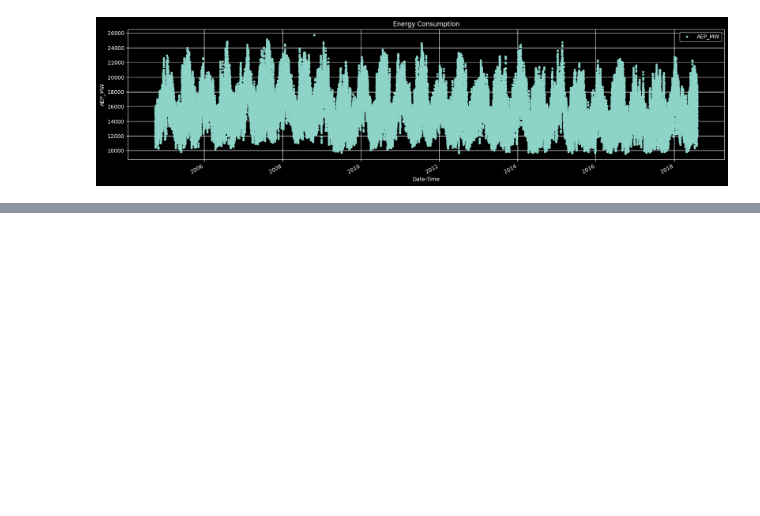
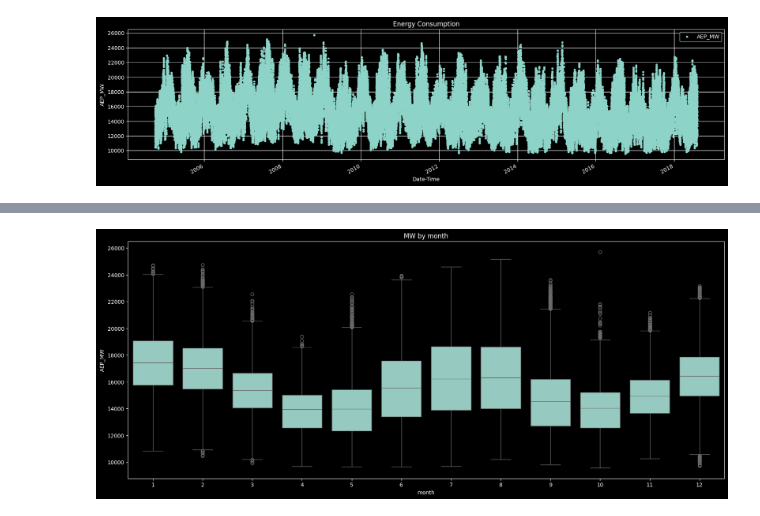
Before and after one commit to NishanD21/Energy-Consumption-Forecasting-XGBoost, a Jupyter notebook: energy_xgboost.ipynb, the cells around one changed output, grey strips where cells are left out. Cells and saved outputs as stored; diff of their text form; code cells hidden in the pictures; blank space fills up the shorter version.

```diff
--- a/energy_xgboost.ipynb
+++ b/energy_xgboost.ipynb
@@ -69,0 +170,7 @@ plt.show()
+# %%
+fig,ax = plt.subplots(figsize = (20,8))
+sns.boxplot(data = df , x = 'month', y = 'AEP_MW')
+ax.set_title('MW by month')
+plt.show()
+# %% [output]
+[figure, added]
```
Also changed, not shown: parts of 11 cells of this notebook.
